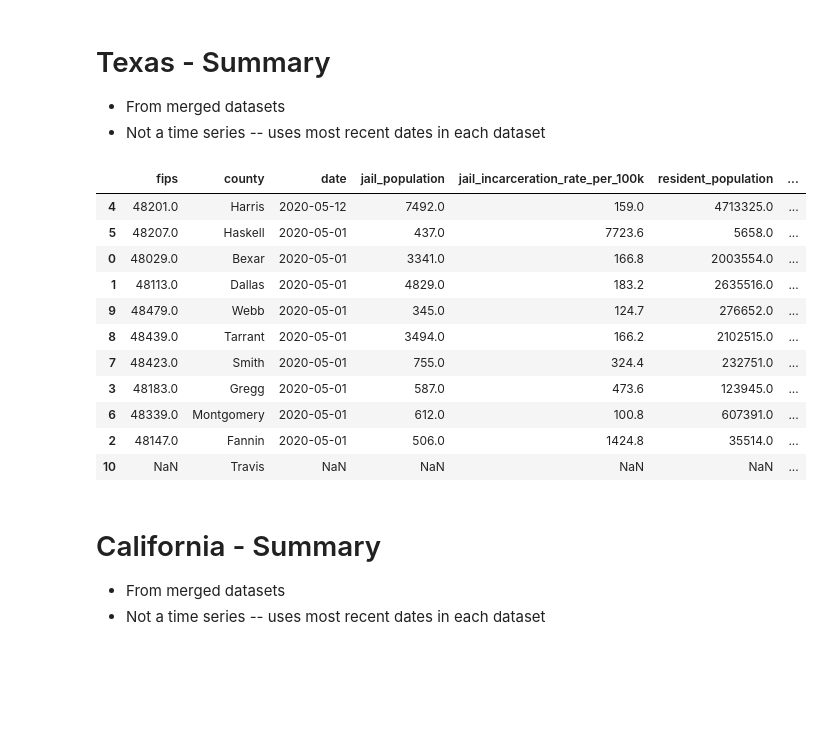
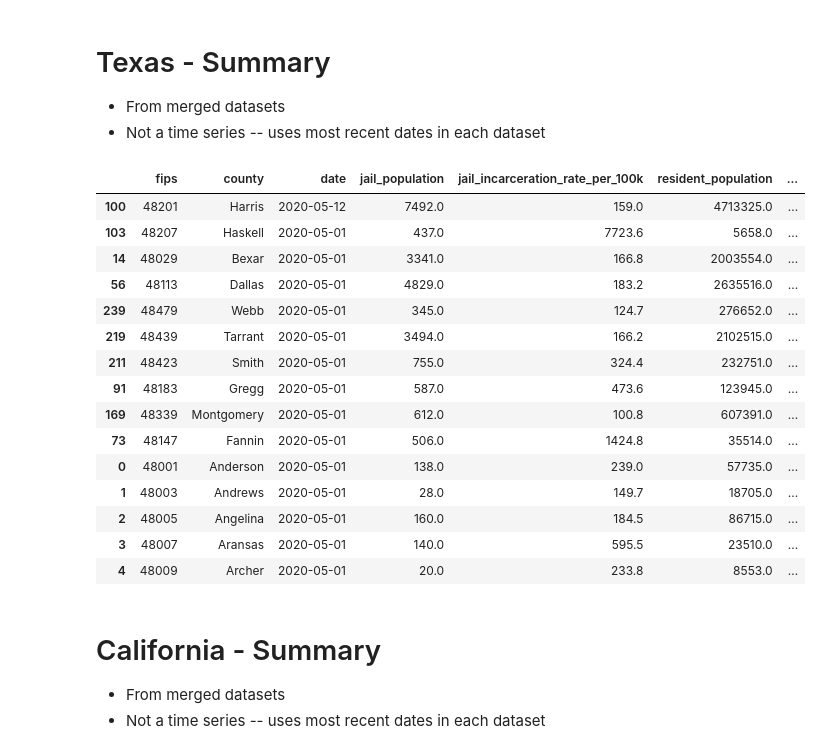
Before and after one commit to bhawna759/MIT_COVID-19_Datathon, a Jupyter notebook: County_level_Texas_California.ipynb, the cells around one changed output. Drawn from its saved outputs; the diff is of its cells as text; code cells hidden in the pictures; blank space fills up the shorter version.

Commit message:
included all TX counties

```diff
--- a/County_level_Texas_California.ipynb
+++ b/County_level_Texas_California.ipynb
@@ -607,6 +607,6 @@ california_county_data0.head()
 # %%
 #merge
-texas_county_data1 = texas_county_data0.join( texas_jail_covid.set_index('county'), on='county', rsuffix='_tcjs', how='inner')
+texas_county_data1 = texas_county_data0.join( texas_jail_covid.set_index('county'), on='county', rsuffix='_tcjs', how='outer')
 
 # compute infection rates among inmates
 texas_county_data1['infection_rate_inmates'] = texas_county_data1['inmates_active_positive_test_confirmation'] / texas_county_data1['jail_population']
@@ -741,30 +744,39 @@ texas_county_data2b
 + From merged datasets
 + Not a time series -- uses most recent dates in each dataset
 # %%
+# displaying top 15 counties by infection rate among inmates, out of >200 counties
+#   only 10 counties has inmate infection rate data
+#   only 3 counties has jail releases data
 texas_county_data2[['fips',
                     'county',
                     'date',
                     'jail_population',
                     'jail_incarceration_rate_per_100k',
                     'resident_population',
                     'infection_rate_countypop',
                     'infection_rate_inmates',
                     'prior_pop',
                     'releases',
-                    'frac_reduction']].sort_values(by=['infection_rate_inmates'], ascending=False)
+                    'frac_reduction',
+                    'date_countypop_covid',
+                    'date_tcjs']].sort_values(by=['infection_rate_inmates'], ascending=False).head(15)
 # %% [output]
 |  | fips | county | date | jail_population | jail_incarceration_rate_per_100k | resident_population | ... |
-| 4 | 48201.0 | Harris | 2020-05-12 | 7492.0 | 159.0 | 4713325.0 | ... |
-| 5 | 48207.0 | Haskell | 2020-05-01 | 437.0 | 7723.6 | 5658.0 | ... |
-| 0 | 48029.0 | Bexar | 2020-05-01 | 3341.0 | 166.8 | 2003554.0 | ... |
-| 1 | 48113.0 | Dallas | 2020-05-01 | 4829.0 | 183.2 | 2635516.0 | ... |
-| 9 | 48479.0 | Webb | 2020-05-01 | 345.0 | 124.7 | 276652.0 | ... |
-| 8 | 48439.0 | Tarrant | 2020-05-01 | 3494.0 | 166.2 | 2102515.0 | ... |
-| 7 | 48423.0 | Smith | 2020-05-01 | 755.0 | 324.4 | 232751.0 | ... |
-| 3 | 48183.0 | Gregg | 2020-05-01 | 587.0 | 473.6 | 123945.0 | ... |
-| 6 | 48339.0 | Montgomery | 2020-05-01 | 612.0 | 100.8 | 607391.0 | ... |
-| 2 | 48147.0 | Fannin | 2020-05-01 | 506.0 | 1424.8 | 35514.0 | ... |
-| 10 | NaN | Travis | NaN | NaN | NaN | NaN | ... |
+| 100 | 48201 | Harris | 2020-05-12 | 7492.0 | 159.0 | 4713325.0 | ... |
+| 103 | 48207 | Haskell | 2020-05-01 | 437.0 | 7723.6 | 5658.0 | ... |
+| 14 | 48029 | Bexar | 2020-05-01 | 3341.0 | 166.8 | 2003554.0 | ... |
+| 56 | 48113 | Dallas | 2020-05-01 | 4829.0 | 183.2 | 2635516.0 | ... |
+| 239 | 48479 | Webb | 2020-05-01 | 345.0 | 124.7 | 276652.0 | ... |
+| 219 | 48439 | Tarrant | 2020-05-01 | 3494.0 | 166.2 | 2102515.0 | ... |
+| 211 | 48423 | Smith | 2020-05-01 | 755.0 | 324.4 | 232751.0 | ... |
+| 91 | 48183 | Gregg | 2020-05-01 | 587.0 | 473.6 | 123945.0 | ... |
+| 169 | 48339 | Montgomery | 2020-05-01 | 612.0 | 100.8 | 607391.0 | ... |
+| 73 | 48147 | Fannin | 2020-05-01 | 506.0 | 1424.8 | 35514.0 | ... |
+| 0 | 48001 | Anderson | 2020-05-01 | 138.0 | 239.0 | 57735.0 | ... |
+| 1 | 48003 | Andrews | 2020-05-01 | 28.0 | 149.7 | 18705.0 | ... |
+| 2 | 48005 | Angelina | 2020-05-01 | 160.0 | 184.5 | 86715.0 | ... |
+| 3 | 48007 | Aransas | 2020-05-01 | 140.0 | 595.5 | 23510.0 | ... |
+| 4 | 48009 | Archer | 2020-05-01 | 20.0 | 233.8 | 8553.0 | ... |
 # %% [markdown]
 # California - Summary
 
```
Also changed, not shown: parts of 3 cells of this notebook.
